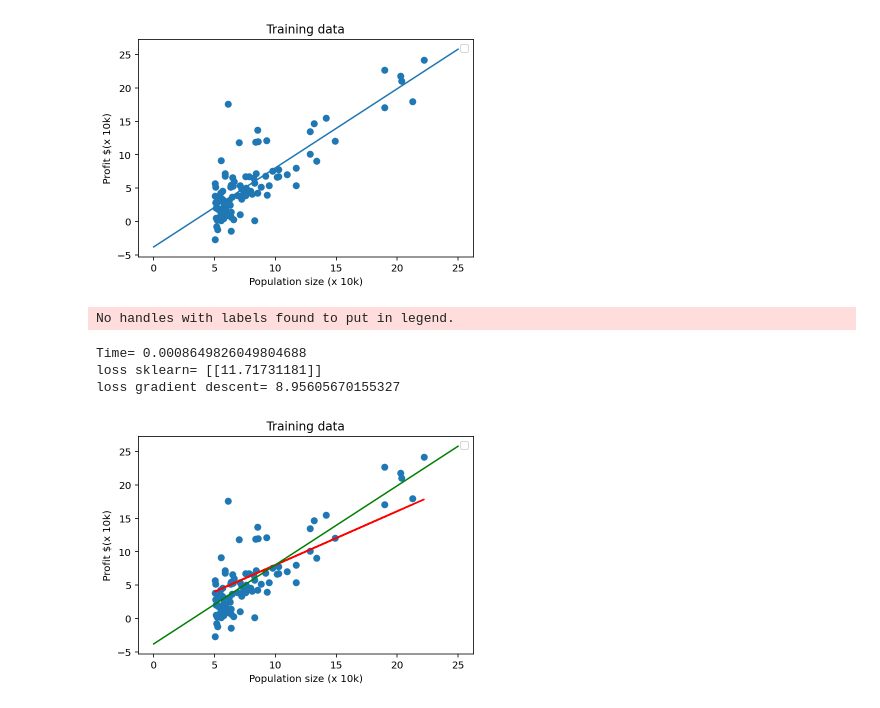
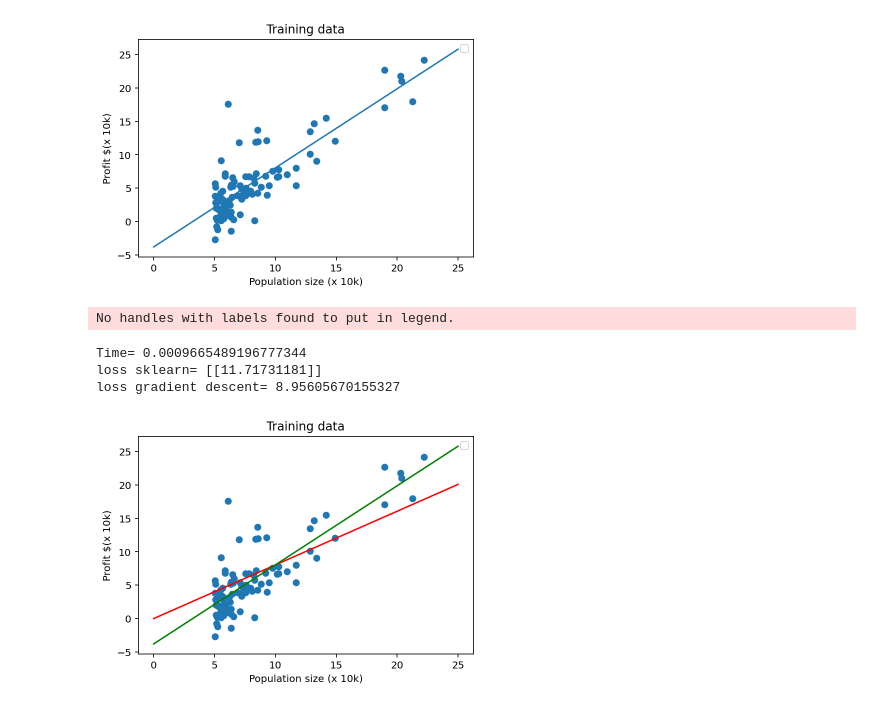
Before and after one commit to jjiho/20141001-Lee-Jiho, a Jupyter notebook: Assignment2_02_b.ipynb, the cells around one changed output. Saved outputs shown, nothing was run; the diff lists cells and outputs as text; code cells hidden in the pictures.

Commit message:
plot the prediction function by scikit-learn linear regression_2

```diff
--- a/Assignment2_02_b.ipynb
+++ b/Assignment2_02_b.ipynb
@@ -173,34 +173,35 @@ start = time.time()
 lin_reg_sklearn = LinearRegression(fit_intercept = False)
 lin_reg_sklearn.fit(x_train.reshape(-1, 1), y_train.reshape(-1, 1)) # learn the model parameters
 print('Time=',time.time() - start)
 
 # compute loss value
 w_sklearn = np.zeros([2,1])
 w_sklearn[0,0] = lin_reg_sklearn.intercept_
 w_sklearn[1,0] = lin_reg_sklearn.coef_
 
 loss_sklearn = loss_mse(f_pred(X.reshape(len(X), 2), w_sklearn), y_train.reshape(-1, 1)) # compute the loss from the sklearn solution
 
 print('loss sklearn=',loss_sklearn)
 print('loss gradient descent=',L_iters[-1])
 
 
 # plot
-y_pred_sklearn = f_pred(X, w_sklearn)# prediction obtained by the sklearn library
+
+y_pred_sklearn = f_pred(x, w_sklearn)# prediction obtained by the sklearn library
 
 plt.figure(3)
 
 plt.scatter(x_train, y_train)
-plt.plot(x_train, y_pred_sklearn, color = 'red')
+plt.plot(x_pred, y_pred_sklearn, color = 'red')
 plt.plot(x_pred, y_pred, color = 'green')
 plt.legend(loc='best')
 plt.title('Training data')
 plt.xlabel('Population size (x 10k)')
 plt.ylabel('Profit $(x 10k)')
 plt.show()
 # %% [output]
 No handles with labels found to put in legend.
-Time= 0.0008649826049804688
+Time= 0.0009665489196777344
 loss sklearn= [[11.71731181]]
 loss gradient descent= 8.95605670155327
-[figure, old version]
+[figure, new version]
```
